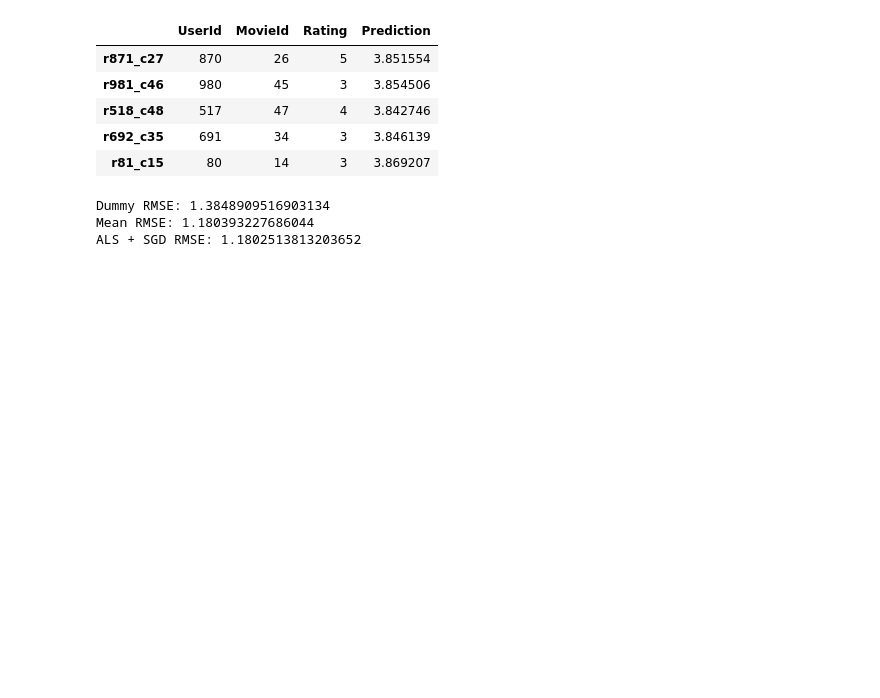
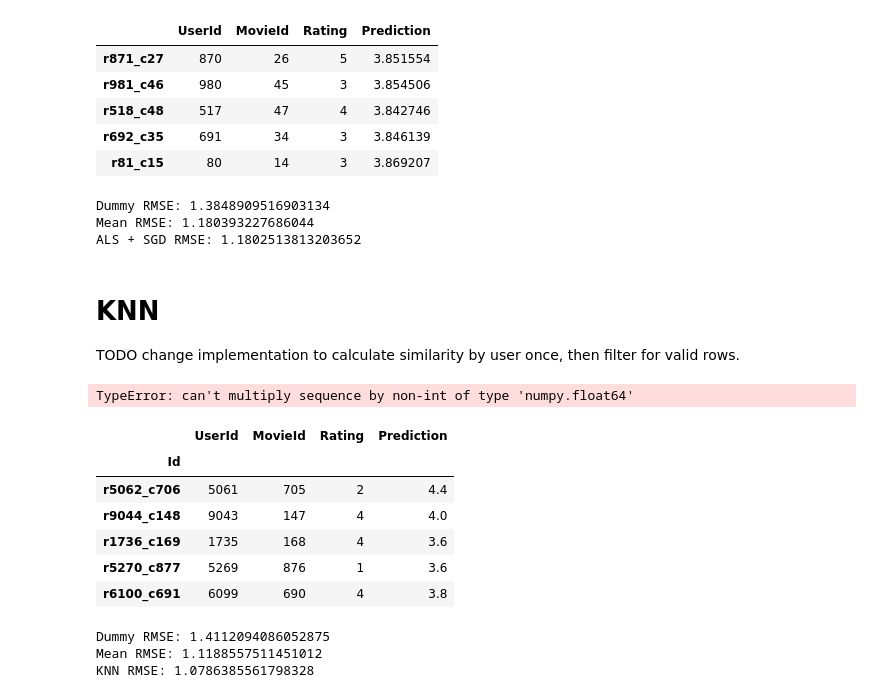
Before and after one commit to lucienwalewski/collaborative_filtering, a Jupyter notebook: notebooks/als_baseline.ipynb, the cells around one changed output. Cells and saved outputs as stored; diff of their text form; code cells hidden in the pictures; blank space fills up the shorter version.

Commit message:
Initial KNN implementation

```diff
--- a/notebooks/als_baseline.ipynb
+++ b/notebooks/als_baseline.ipynb
@@ -280,3 +280,59 @@ print('ALS + SGD RMSE: {}'.format(rmse_als))
 Dummy RMSE: 1.3848909516903134
 Mean RMSE: 1.180393227686044
 ALS + SGD RMSE: 1.1802513813203652
+# %% [markdown]
+# KNN
+TODO change implementation to calculate similarity by user once, then filter for valid rows.
+# %%
+from sklearn.metrics.pairwise import cosine_similarity
+# knn by user
+def knn_user(k, val_user, train_users):
+    # find closest k users by cosine similarity
+    similarities = cosine_similarity(val_user, train_users)[0]
+
+    # average over k users
+    return np.mean(train_users[np.argsort(similarities)[-k:], :], axis=0)
+# %%
+from tqdm import tqdm
+
+k = 5
+n_cols = train_data.MovieId.max() + 1
+
+predictions = []
+for i in tqdm(range(val_data.shape[0])):
+    user_id, movie_id = val_data.iloc[i][['UserId', 'MovieId']]
+    val_user = train_matrix[user_id]
+
+    train_users = train_data[train_data.MovieId == movie_id].UserId.unique()
+    train_users = train_matrix[train_users]
+
+    prediction = knn_user(k, val_user, train_users)
+    predictions.append(prediction[0,movie_id])
+
+val_data['Prediction'] = np.array(predictions) * train_std + train_mean
+# %% [output]
+TypeError: can't multiply sequence by non-int of type 'numpy.float64'
+# %%
+val_data['Prediction'] = np.array(predictions) * train_std + train_mean
+# %%
+val_data.head()
+# %% [output]
+|  | UserId | MovieId | Rating | Prediction |
+| Id |  |  |  |  |
+| r5062_c706 | 5061 | 705 | 2 | 4.4 |
+| r9044_c148 | 9043 | 147 | 4 | 4.0 |
+| r1736_c169 | 1735 | 168 | 4 | 3.6 |
+| r5270_c877 | 5269 | 876 | 1 | 3.6 |
+| r6100_c691 | 6099 | 690 | 4 | 3.8 |
+# %%
+# compute rmse using sklearn
+rmse_3 = mean_squared_error(val_data['Rating'], 3 * np.ones(val_data.shape[0]), squared=False)
+rmse_mean = mean_squared_error(val_data['Rating'], train_mean * np.ones(val_data.shape[0]), squared=False)
+rmse_knn = mean_squared_error(val_data['Rating'], val_data['Prediction'], squared=False)
+print('Dummy RMSE: {}'.format(rmse_3))
+print('Mean RMSE: {}'.format(rmse_mean))
+print('KNN RMSE: {}'.format(rmse_knn))
+# %% [output]
+Dummy RMSE: 1.4112094086052875
+Mean RMSE: 1.1188557511451012
+KNN RMSE: 1.0786385561798328
```
Also changed, not shown: parts of 1 cell of this notebook.
